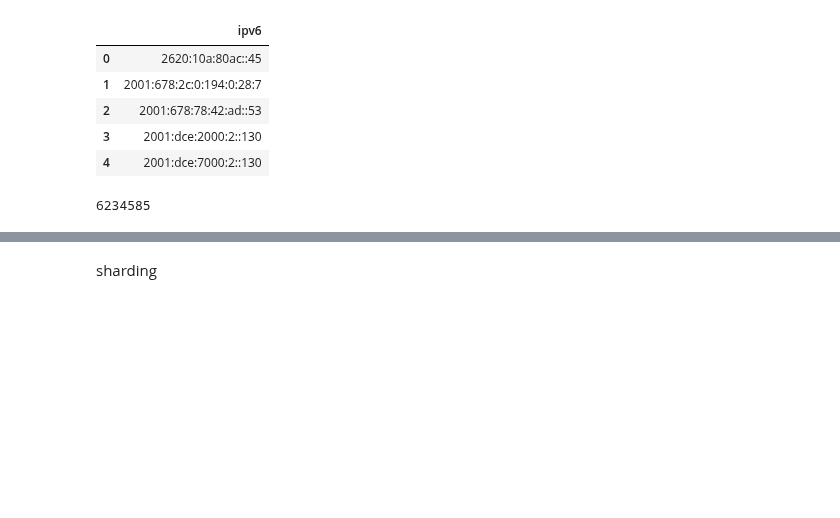
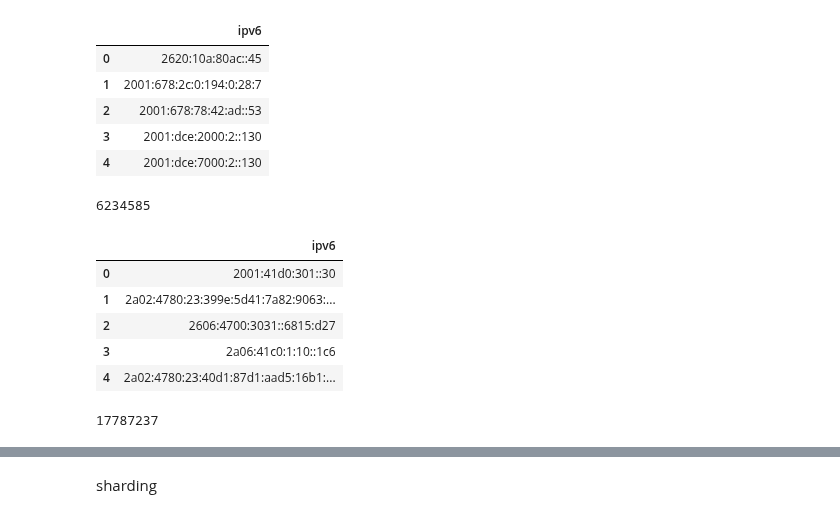
Before and after one commit to gustavoluvizotto/anycast-service-discovery, a Jupyter notebook: measurements/notebooks/process_input_output.ipynb, the cells around one changed output, grey strips where cells are left out. Saved outputs shown, nothing was run; the diff lists cells and outputs as text; code cells hidden in the pictures; blank space fills up the shorter version.

```diff
--- a/measurements/notebooks/process_input_output.ipynb
+++ b/measurements/notebooks/process_input_output.ipynb
@@ -752,3 +754,16 @@ print(len(ipv6_pdf))
 | 3 | 2001:dce:2000:2::130 |
 | 4 | 2001:dce:7000:2::130 |
 6234585
+# %%
+oi_ipv6_pdf = pd.read_csv("../oi_v6_20251215.csv", header=None)
+oi_ipv6_pdf.columns = ["ipv6"]
+display(oi_ipv6_pdf.head(5))
+print(len(oi_ipv6_pdf))
+# %% [output]
+|  | ipv6 |
+| 0 | 2001:41d0:301::30 |
+| 1 | 2a02:4780:23:399e:5d41:7a82:9063:... |
+| 2 | 2606:4700:3031::6815:d27 |
+| 3 | 2a06:41c0:1:10::1c6 |
+| 4 | 2a02:4780:23:40d1:87d1:aad5:16b1:... |
+17787237
```
Also changed, not shown: parts of 8 cells of this notebook, 1 other file.
